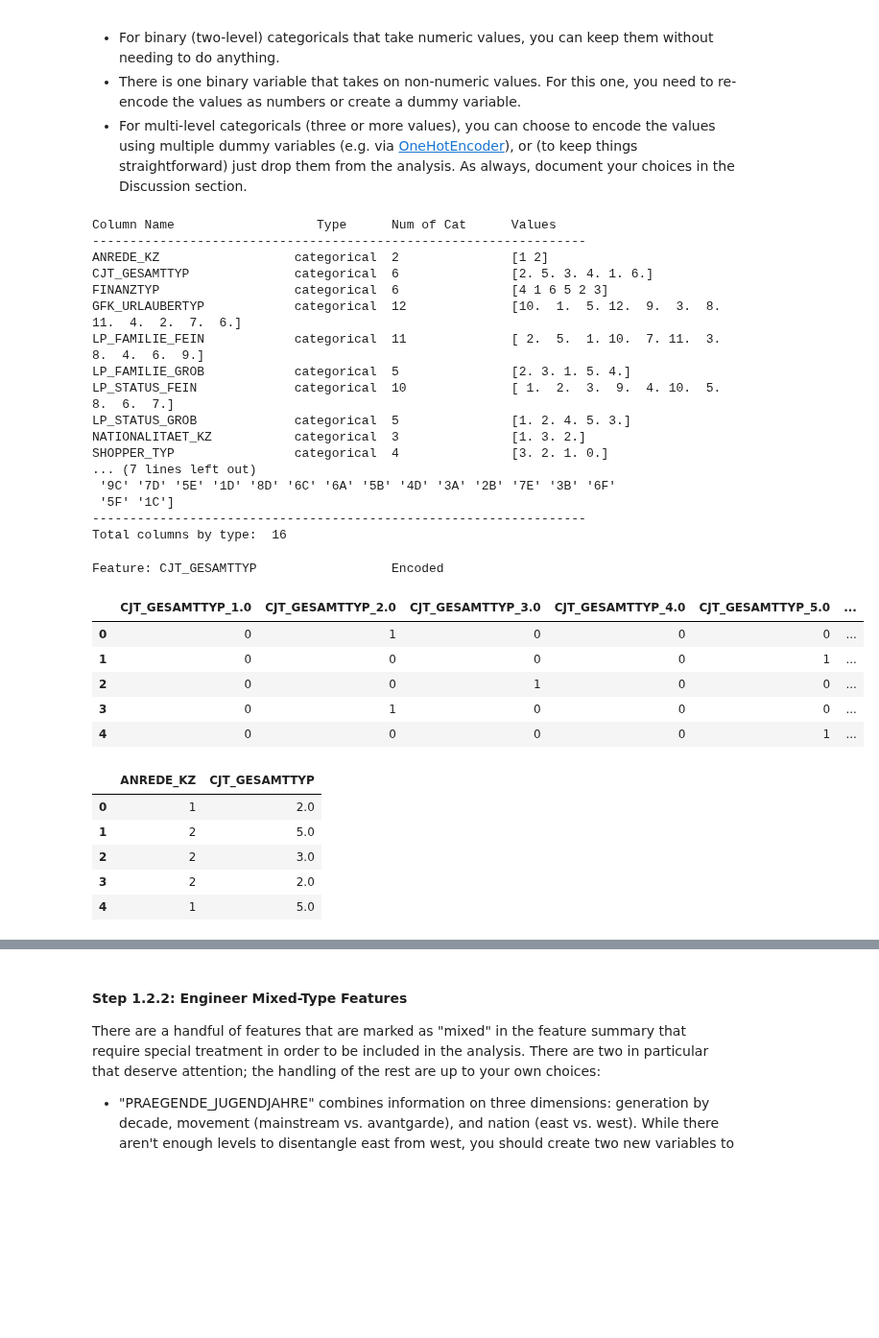
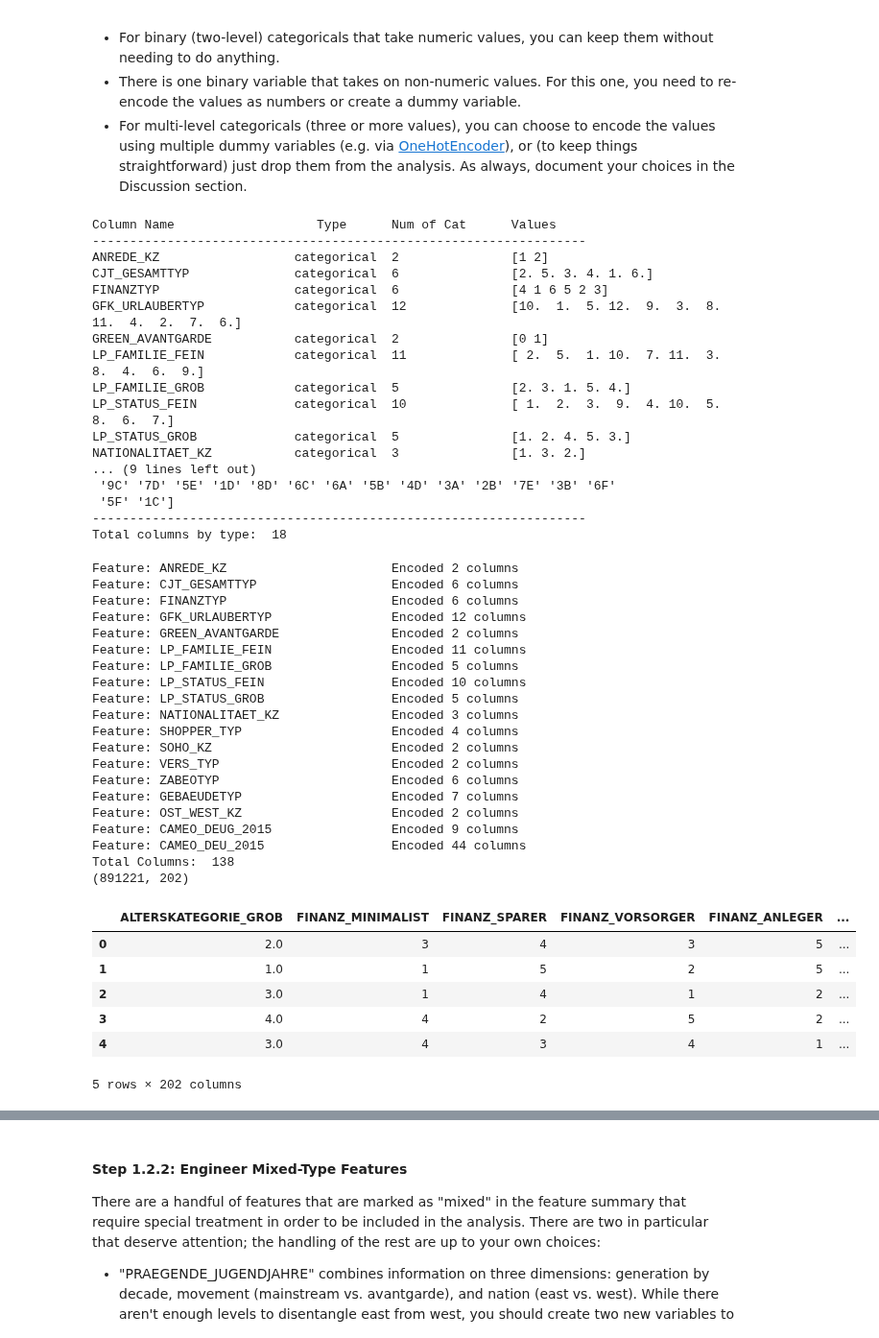
Before and after one commit to brosales8/customer_segmentation, a Jupyter notebook: Identify_Customer_Segments.ipynb, the cells around one changed output, grey strips where cells are left out. Shown at 96% size. Drawn from its saved outputs; the diff is of its cells as text; code cells hidden in the pictures; blank space fills up the shorter version.

```diff
--- a/Identify_Customer_Segments.ipynb
+++ b/Identify_Customer_Segments.ipynb
@@ -268,7 +272,7 @@ After investigate the dataset, it was possible to classify features in 4 groups
 
 print('Shape before remove columns ', azdias.shape)
 # Drop 10 columns according to mentioned before.
-cols_to_drop = ['AGER_TYP','GEBURTSJAHR', 'GREEN_AVANTGARDE','SOHO_KZ','TITEL_KZ','ANZ_PERSONEN','ANZ_TITEL','KK_KUNDENTYP','ANZ_HAUSHALTE_AKTIV','MIN_GEBAEUDEJAHR']
+cols_to_drop = ['AGER_TYP','TITEL_KZ','KK_KUNDENTYP']
 azdias.drop(columns= cols_to_drop, inplace = True)
 print('columns removed = ', len(cols_to_drop))
 print('shape "azdias" dataframe after columns removed: ', azdias.shape)
@@ -443,59 +447,71 @@ ANREDE_KZ                  categorical  2               [1 2]
 CJT_GESAMTTYP              categorical  6               [2. 5. 3. 4. 1. 6.]
 FINANZTYP                  categorical  6               [4 1 6 5 2 3]
 GFK_URLAUBERTYP            categorical  12              [10.  1.  5. 12.  9.  3.  8. 11.  4.  2.  7.  6.]
+GREEN_AVANTGARDE           categorical  2               [0 1]
 LP_FAMILIE_FEIN            categorical  11              [ 2.  5.  1. 10.  7. 11.  3.  8.  4.  6.  9.]
 LP_FAMILIE_GROB            categorical  5               [2. 3. 1. 5. 4.]
 LP_STATUS_FEIN             categorical  10              [ 1.  2.  3.  9.  4. 10.  5.  8.  6.  7.]
 LP_STATUS_GROB             categorical  5               [1. 2. 4. 5. 3.]
 NATIONALITAET_KZ           categorical  3               [1. 3. 2.]
-SHOPPER_TYP                categorical  4               [3. 2. 1. 0.]
-... (7 lines left out)
+... (9 lines left out)
  '9C' '7D' '5E' '1D' '8D' '6C' '6A' '5B' '4D' '3A' '2B' '7E' '3B' '6F'
  '5F' '1C']
 ------------------------------------------------------------------
-Total columns by type:  16
+Total columns by type:  18
 # %%
 # Re-encode categorical variable(s) to be kept in the analysis.
-# All the categorial variables I showed in previous cell will be encoded exept by 'ANREDE_KZ' which only has 2 values [1,2] (binary).
+# All the categorial variables I showed in previous cell will be encoded even the binary features since 'OST_WEST_KZ' contains only
+# 2 values, it is two characters which need to be converted to numeric for modelling later.
+
+# One hot encode for all categorical variables. The function returns the original dataframe concat with one hot columns.
+# Also, original columns encoded are dropped for the encoded feature.
 
 def encode_categorical(df, df_types, feature):
     i = 0
-
+#     df_one_hot_encoding = pd.DataFrame()
     for c in df.columns:
         r = df_types[df_types[feature] == c]
         r = r.iloc[0,2]
         if r == 'categorical':
-            i += 1
-            cat = df[c].unique()
+            df_encoded = pd.get_dummies(df[c], prefix = c)
+            df = pd.concat([df, df_encoded ], axis=1)
+            df = df.drop(c, axis=1)
+            print('Feature: {:25}\tEncoded {} columns'.format(c, df_encoded.shape[1]))
+            i += df_encoded.shape[1]
+    print('Total Columns: ', i)
 
-#           check for categorical features with more than 2 categories
-            if cat.shape[0] > 2:
-                df_one_hot_encoding = pd.get_dummies(df[c], prefix = c)
-                df_one_hot_encoding.head()
-                print('Feature: {:25}\tEncoded'.format(c))
-        if i == 2:
-            return df_one_hot_encoding
-            break
-    return df_one_hot_encoding
+    return df
+
 
 
 df_encoded = encode_categorical(azdias, feat_info, feature = 'attribute')
+print(df_encoded.shape)
 df_encoded.head()
 # %% [output]
-Feature: CJT_GESAMTTYP                  Encoded
+Feature: ANREDE_KZ                      Encoded 2 columns
+Feature: CJT_GESAMTTYP                  Encoded 6 columns
+Feature: FINANZTYP                      Encoded 6 columns
+Feature: GFK_URLAUBERTYP                Encoded 12 columns
+Feature: GREEN_AVANTGARDE               Encoded 2 columns
+Feature: LP_FAMILIE_FEIN                Encoded 11 columns
+Feature: LP_FAMILIE_GROB                Encoded 5 columns
+Feature: LP_STATUS_FEIN                 Encoded 10 columns
+Feature: LP_STATUS_GROB                 Encoded 5 columns
+Feature: NATIONALITAET_KZ               Encoded 3 columns
+Feature: SHOPPER_TYP                    Encoded 4 columns
+Feature: SOHO_KZ                        Encoded 2 columns
+Feature: VERS_TYP                       Encoded 2 columns
+Feature: ZABEOTYP                       Encoded 6 columns
+Feature: GEBAEUDETYP                    Encoded 7 columns
+Feature: OST_WEST_KZ                    Encoded 2 columns
+Feature: CAMEO_DEUG_2015                Encoded 9 columns
+Feature: CAMEO_DEU_2015                 Encoded 44 columns
+Total Columns:  138
+(891221, 202)
-|  | CJT_GESAMTTYP_1.0 | CJT_GESAMTTYP_2.0 | CJT_GESAMTTYP_3.0 | CJT_GESAMTTYP_4.0 | CJT_GESAMTTYP_5.0 | ... |
-| 0 | 0 | 1 | 0 | 0 | 0 | ... |
-| 1 | 0 | 0 | 0 | 0 | 1 | ... |
-| 2 | 0 | 0 | 1 | 0 | 0 | ... |
-| 3 | 0 | 1 | 0 | 0 | 0 | ... |
-| 4 | 0 | 0 | 0 | 0 | 1 | ... |
+|  | ALTERSKATEGORIE_GROB | FINANZ_MINIMALIST | FINANZ_SPARER | FINANZ_VORSORGER | FINANZ_ANLEGER | ... |
+| 0 | 2.0 | 3 | 4 | 3 | 5 | ... |
+| 1 | 1.0 | 1 | 5 | 2 | 5 | ... |
+| 2 | 3.0 | 1 | 4 | 1 | 2 | ... |
+| 3 | 4.0 | 4 | 2 | 5 | 2 | ... |
+| 4 | 3.0 | 4 | 3 | 4 | 1 | ... |
+5 rows × 202 columns
-# %%
-df = pd.DataFrame(azdias[['ANREDE_KZ','CJT_GESAMTTYP']])
-df.head()
-# %% [output]
-|  | ANREDE_KZ | CJT_GESAMTTYP |
-| 0 | 1 | 2.0 |
-| 1 | 2 | 5.0 |
-| 2 | 2 | 3.0 |
-| 3 | 2 | 2.0 |
-| 4 | 1 | 5.0 |
```
Also changed, not shown: parts of 13 cells of this notebook.
